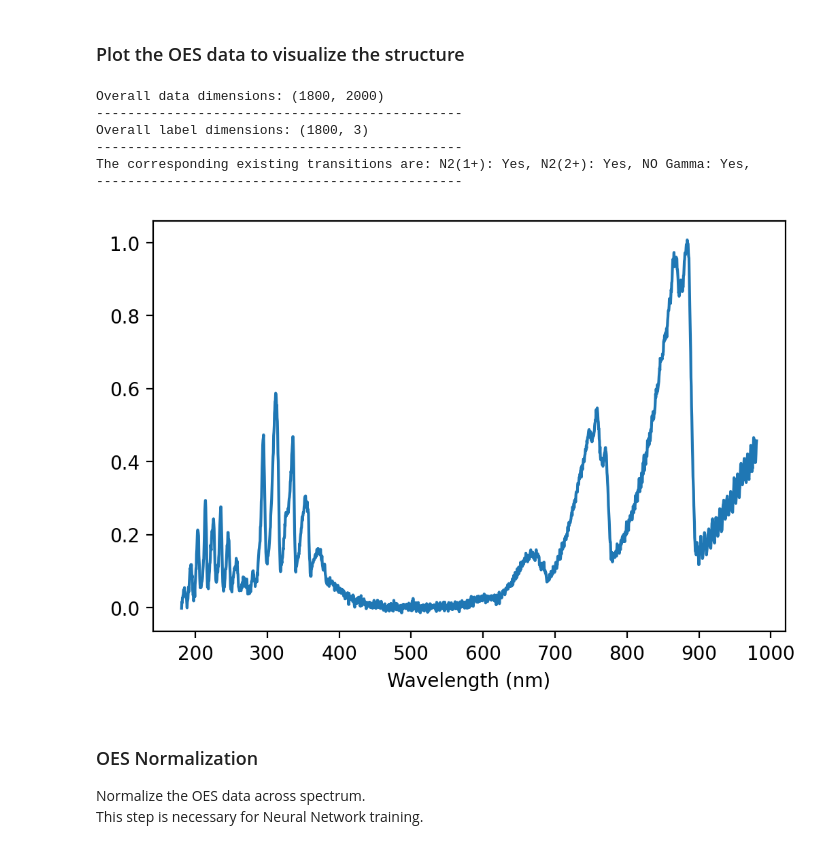
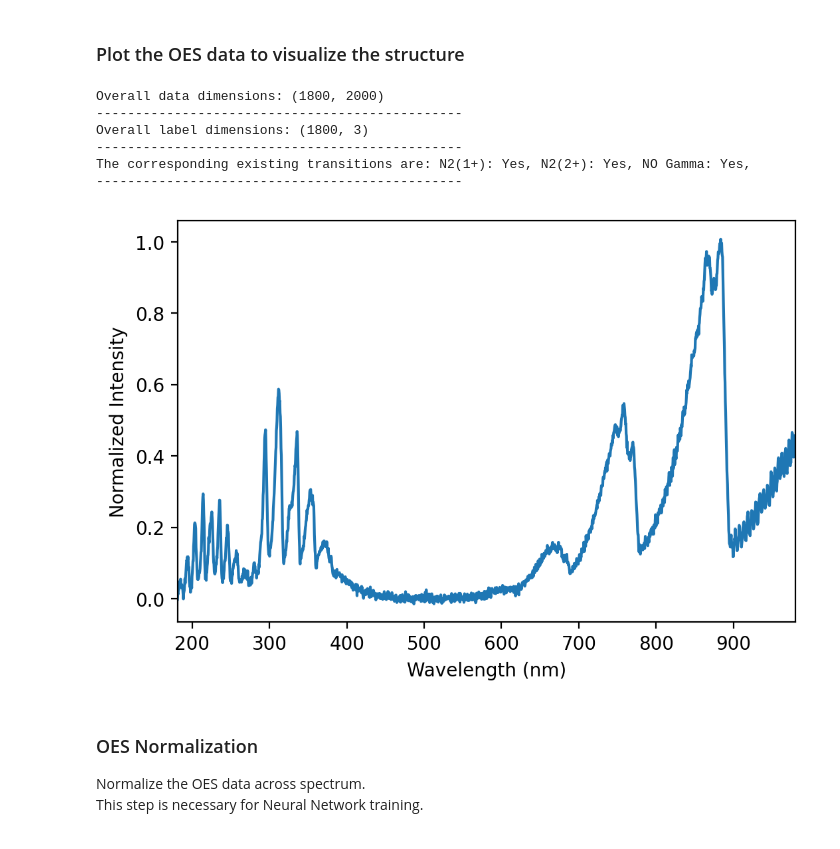
Before and after one commit to adbonzanini/ML-for-plasmas, a Jupyter notebook: OES_Transition_Identification/OES_Data_Preprocessing_and_Autoencoder.ipynb, the cells around one changed output. Drawn from its saved outputs; the diff is of its cells as text; code cells hidden in the pictures.

```diff
--- a/OES_Transition_Identification/OES_Data_Preprocessing_and_Autoencoder.ipynb
+++ b/OES_Transition_Identification/OES_Data_Preprocessing_and_Autoencoder.ipynb
@@ -35,32 +35,34 @@ trans_id = np.genfromtxt('OES_true_labels.csv',delimiter=',')
 # %%
 # Print dimensions of each array within the array
 print('Overall data dimensions:', spec_regen.shape)
 print('-----------------------------------------------')
 print('Overall label dimensions:', trans_id.shape)
 print('-----------------------------------------------')
 
 # Plot
 # Pick one OES spectra to plot
 # The Wavelength range is from 181 to 980 nm.
 OES_to_pick = 137
 print('The corresponding existing transitions are:',
       'N2(1+):','Yes,' if trans_id[OES_to_pick,0] else 'No,',
       'N2(2+):','Yes,' if trans_id[OES_to_pick,1] else 'No,',
       'NO Gamma:','Yes,' if trans_id[OES_to_pick,2] else 'No,')
 print('-----------------------------------------------')
 plt.figure(dpi=200)
 plt.plot(np.linspace(181,980,2000),spec_regen[OES_to_pick,:])
+plt.xlim((181,980))
 plt.xlabel('Wavelength (nm)')
+plt.ylabel('Normalized Intensity')
 # The y axis shows the relative intensity, the highest value of which is 1.
 plt.show()
 # %% [output]
 Overall data dimensions: (1800, 2000)
 -----------------------------------------------
 Overall label dimensions: (1800, 3)
 -----------------------------------------------
 The corresponding existing transitions are: N2(1+): Yes, N2(2+): Yes, NO Gamma: Yes,
 -----------------------------------------------
-[figure, old version]
+[figure, new version]
 # %% [markdown]
 ### OES Normalization
 Normalize the OES data across spectrum.\
```
